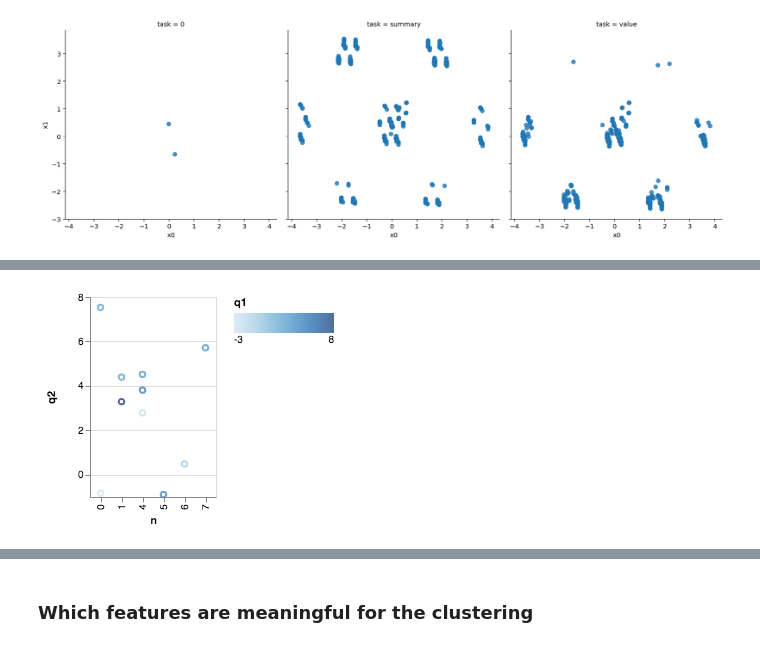
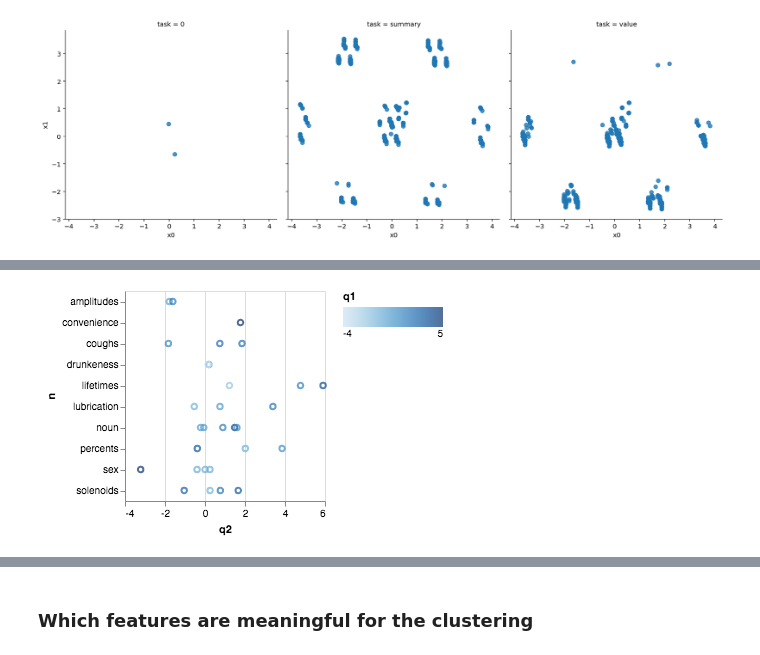
Before and after one commit to uwdata/draco, a Jupyter notebook: notebooks/Feature analysis.ipynb, the cells around one changed output, grey strips where cells are left out. Saved outputs shown, nothing was run; the diff lists cells and outputs as text; code cells hidden in the pictures.

Commit message:
Nicer fake data

```diff
--- a/notebooks/Feature analysis.ipynb
+++ b/notebooks/Feature analysis.ipynb
@@ -104,13 +100,13 @@ pair = raw_data[i]
 # %%
 spec = pair.negative
 spec['data'] = {
-    'values': vals
+    'values': pair.data.content
 }
 
 VegaLite(spec)
 # %% [output]
 [interactive output not drawn]
-[figure, old version]
+[figure, new version]
 # %%
 spec = pair.positive
 spec['data'] = {
```
Also changed, not shown: parts of 10 cells of this notebook, 2 other files.
